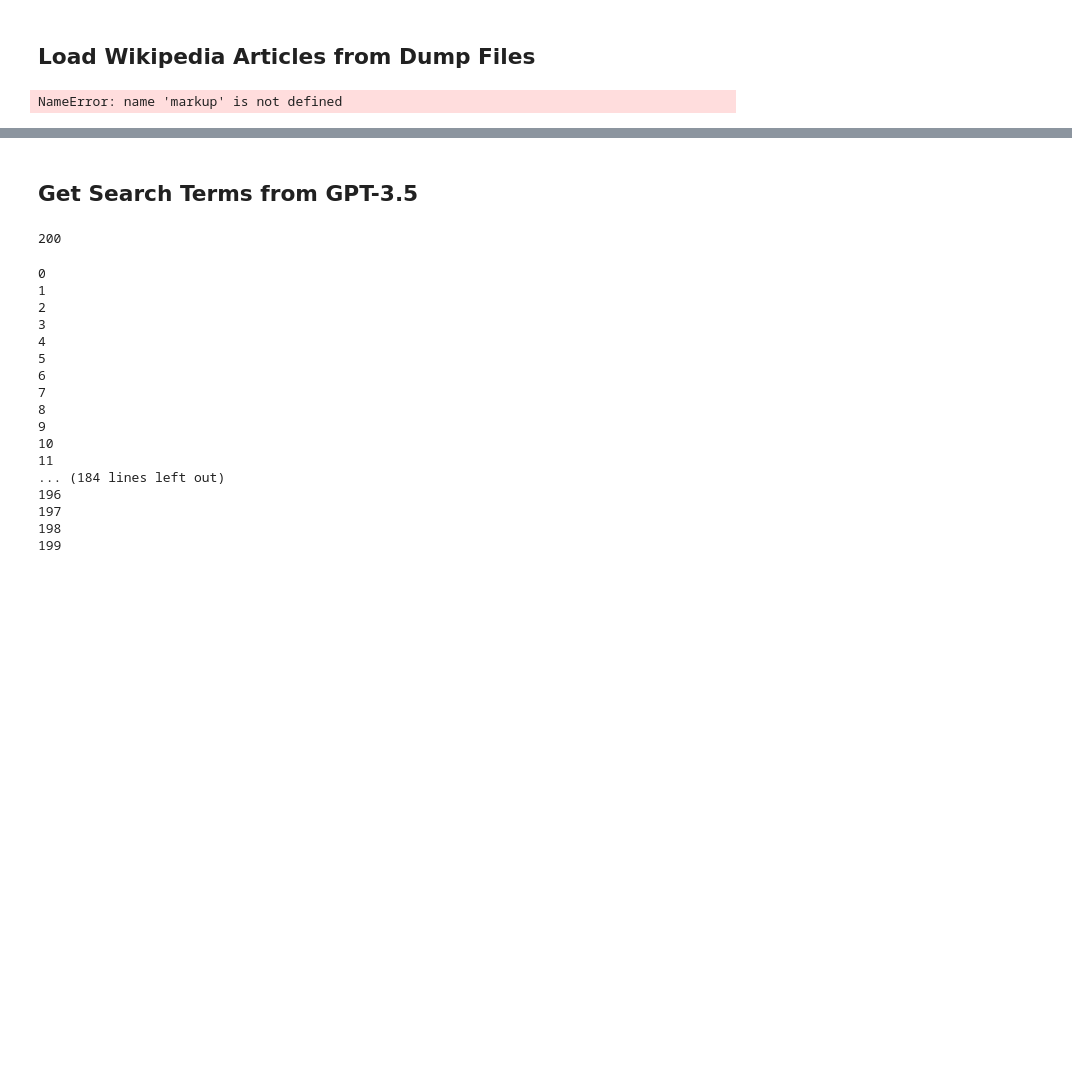
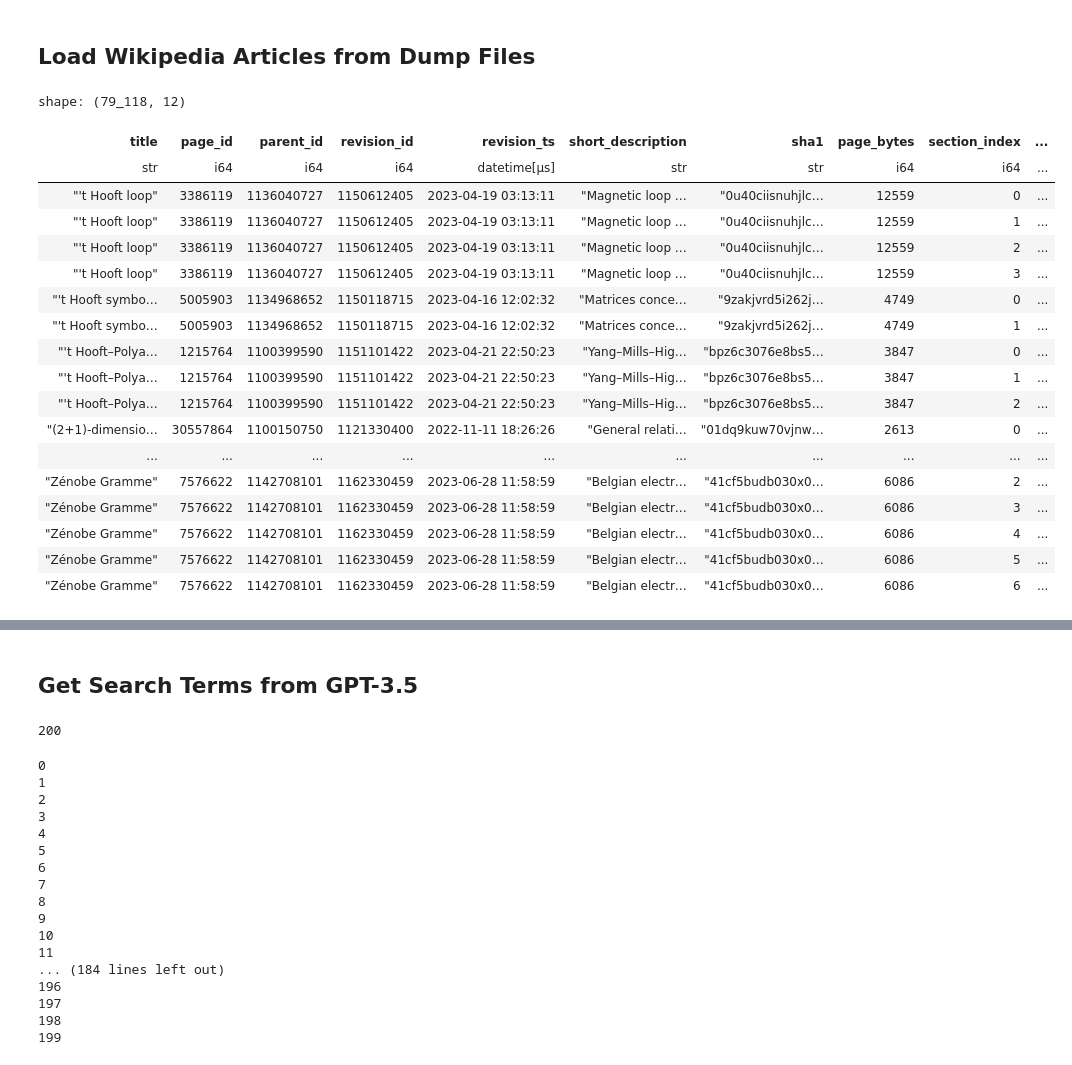
Before and after one commit to dan-tee/kaggle-science-exam, a Jupyter notebook: Wikipedia STEM Pages.ipynb, the cells around one changed output, grey strips where cells are left out. Cells and saved outputs as stored; diff of their text form; code cells hidden in the pictures; blank space fills up the shorter version.

```diff
--- a/Wikipedia STEM Pages.ipynb
+++ b/Wikipedia STEM Pages.ipynb
@@ -238,8 +238,14 @@ total_pages=29,423
+# %%
+page_to_cat = {}
+for cat, page_list in basic_pages.items():
+    for page in page_list:
+        page_to_cat[page] = cat
 # %% [markdown]
 ## Load Wikipedia Articles from Dump Files
 # %%
 class WikiPage(BaseModel):
     title: str
+    category: str
     page_id: int
     parent_id: int
     revision_id: int
@@ -262,22 +268,26 @@ event, root = next(context)
 namespace = {'ns0': 'http://www.mediawiki.org/xml/export-0.10/'}
 
 page_counter = 0
-max_pages = 20000
+max_pages = 1e6
 pages = []
+
 for event, elem in context:
     local_name = elem.tag.partition('}')[2]
     if page_counter < max_pages:
         if event == "end" and local_name == "page":
             title = elem.find('ns0:title', namespace).text
-            if title in basic_pages['physics']:
+            category = page_to_cat.get(title)
+            if category:
                 # ns = elem.find('ns0:ns', namespace)
                 revision = elem.find('ns0:revision', namespace)
                 parent_id_field = revision.find('ns0:parentid', namespace)
                 text_field = revision.find('ns0:text', namespace)
                 if parent_id_field is not None:
                     parent_id = parent_id_field.text
+
                 wiki_page = WikiPage(
                     title = title,
+                    category = category,
                     page_id = elem.find('ns0:id', namespace).text,
                     parent_id = parent_id,
                     revision_id = revision.find('ns0:id', namespace).text,
@@ -287,8 +297,8 @@ for event, elem in context:
                     sha1 = revision.find('ns0:sha1', namespace).text
                 )
                 pages.append(wiki_page)
-            page_counter += 1
-            # Keep memory usage in check by clearing the root element periodically.
+                page_counter += 1
+                # Keep memory usage in check by clearing the root element periodically.
             root.clear()
     else:
         break
@@ -297,6 +307,7 @@ all_pages = pl.DataFrame(pages)
 # %%
 class WikiSection(BaseModel):
     title: str
+    category: str
     page_id: int
     parent_id: int
     revision_id: int
@@ -309,7 +320,7 @@ class WikiSection(BaseModel):
     section_title: str
     section_level: int
     section_text: str
-    markup
+
 
 def remove_or_replace_math_tags(sec):
     for elem in sec.filter_tags():
@@ -374,11 +385,9 @@ def section_plain_text(sec):
     remove_or_replace_templates(sec)
 
     return ''.join([text.value for text in sec.filter_text()]).strip()
-# %% [output]
-NameError: name 'markup' is not defined
 # %%
 all_sections = []
-for page in tqdm(list(all_pages.iter_rows(named=True))[:200]):
+for page in tqdm(list(all_pages.iter_rows(named=True))):
     # print(page['title'])
     markup = mwparserfromhell.parse(page['markup'])
     sections = markup.get_sections()
@@ -409,17 +418,19 @@ for page in tqdm(list(all_pages.iter_rows(named=True))[:200]):
         if len(headings) > 0:
             heading_elem = headings[0]
             h_title = heading_elem.title.strip()
-            h_level = heading.level
+            h_level = heading_elem.level
             if h_title in remove_hs:
                 continue
             sec.remove(heading_elem)
 
         if i == 0 and h_title == '':
             h_title = 'Summary'
+            h_level = 1
 
         plain_text = section_plain_text(sec)
         all_sections.append(WikiSection(
             title = page['title'],
+            category = page['category'],
             page_id = page['page_id'],
             parent_id = page['parent_id'],
             revision_id = page['revision_id'],
@@ -436,3 +447,25 @@ for page in tqdm(list(all_pages.iter_rows(named=True))[:200]):
         ))
 
 all_sections = pl.DataFrame(all_sections)
+# %%
+all_sections[]
+# %% [output]
+shape: (79_118, 12)
+| title | page_id | parent_id | revision_id | revision_ts | short_description | sha1 | page_bytes | section_index | ... |
+| str | i64 | i64 | i64 | datetime[μs] | str | str | i64 | i64 | ... |
+| "'t Hooft loop" | 3386119 | 1136040727 | 1150612405 | 2023-04-19 03:13:11 | "Magnetic loop … | "0u40ciisnuhjlc… | 12559 | 0 | ... |
+| "'t Hooft loop" | 3386119 | 1136040727 | 1150612405 | 2023-04-19 03:13:11 | "Magnetic loop … | "0u40ciisnuhjlc… | 12559 | 1 | ... |
+| "'t Hooft loop" | 3386119 | 1136040727 | 1150612405 | 2023-04-19 03:13:11 | "Magnetic loop … | "0u40ciisnuhjlc… | 12559 | 2 | ... |
+| "'t Hooft loop" | 3386119 | 1136040727 | 1150612405 | 2023-04-19 03:13:11 | "Magnetic loop … | "0u40ciisnuhjlc… | 12559 | 3 | ... |
+| "'t Hooft symbo… | 5005903 | 1134968652 | 1150118715 | 2023-04-16 12:02:32 | "Matrices conce… | "9zakjvrd5i262j… | 4749 | 0 | ... |
+| "'t Hooft symbo… | 5005903 | 1134968652 | 1150118715 | 2023-04-16 12:02:32 | "Matrices conce… | "9zakjvrd5i262j… | 4749 | 1 | ... |
+| "'t Hooft–Polya… | 1215764 | 1100399590 | 1151101422 | 2023-04-21 22:50:23 | "Yang–Mills–Hig… | "bpz6c3076e8bs5… | 3847 | 0 | ... |
+| "'t Hooft–Polya… | 1215764 | 1100399590 | 1151101422 | 2023-04-21 22:50:23 | "Yang–Mills–Hig… | "bpz6c3076e8bs5… | 3847 | 1 | ... |
+| "'t Hooft–Polya… | 1215764 | 1100399590 | 1151101422 | 2023-04-21 22:50:23 | "Yang–Mills–Hig… | "bpz6c3076e8bs5… | 3847 | 2 | ... |
+| "(2+1)-dimensio… | 30557864 | 1100150750 | 1121330400 | 2022-11-11 18:26:26 | "General relati… | "01dq9kuw70vjnw… | 2613 | 0 | ... |
+| ... | ... | ... | ... | ... | ... | ... | ... | ... | ... |
+| "Zénobe Gramme" | 7576622 | 1142708101 | 1162330459 | 2023-06-28 11:58:59 | "Belgian electr… | "41cf5budb030x0… | 6086 | 2 | ... |
+| "Zénobe Gramme" | 7576622 | 1142708101 | 1162330459 | 2023-06-28 11:58:59 | "Belgian electr… | "41cf5budb030x0… | 6086 | 3 | ... |
+| "Zénobe Gramme" | 7576622 | 1142708101 | 1162330459 | 2023-06-28 11:58:59 | "Belgian electr… | "41cf5budb030x0… | 6086 | 4 | ... |
+| "Zénobe Gramme" | 7576622 | 1142708101 | 1162330459 | 2023-06-28 11:58:59 | "Belgian electr… | "41cf5budb030x0… | 6086 | 5 | ... |
+| "Zénobe Gramme" | 7576622 | 1142708101 | 1162330459 | 2023-06-28 11:58:59 | "Belgian electr… | "41cf5budb030x0… | 6086 | 6 | ... |
```
Also changed, not shown: parts of 18 cells of this notebook, 1 other file.
